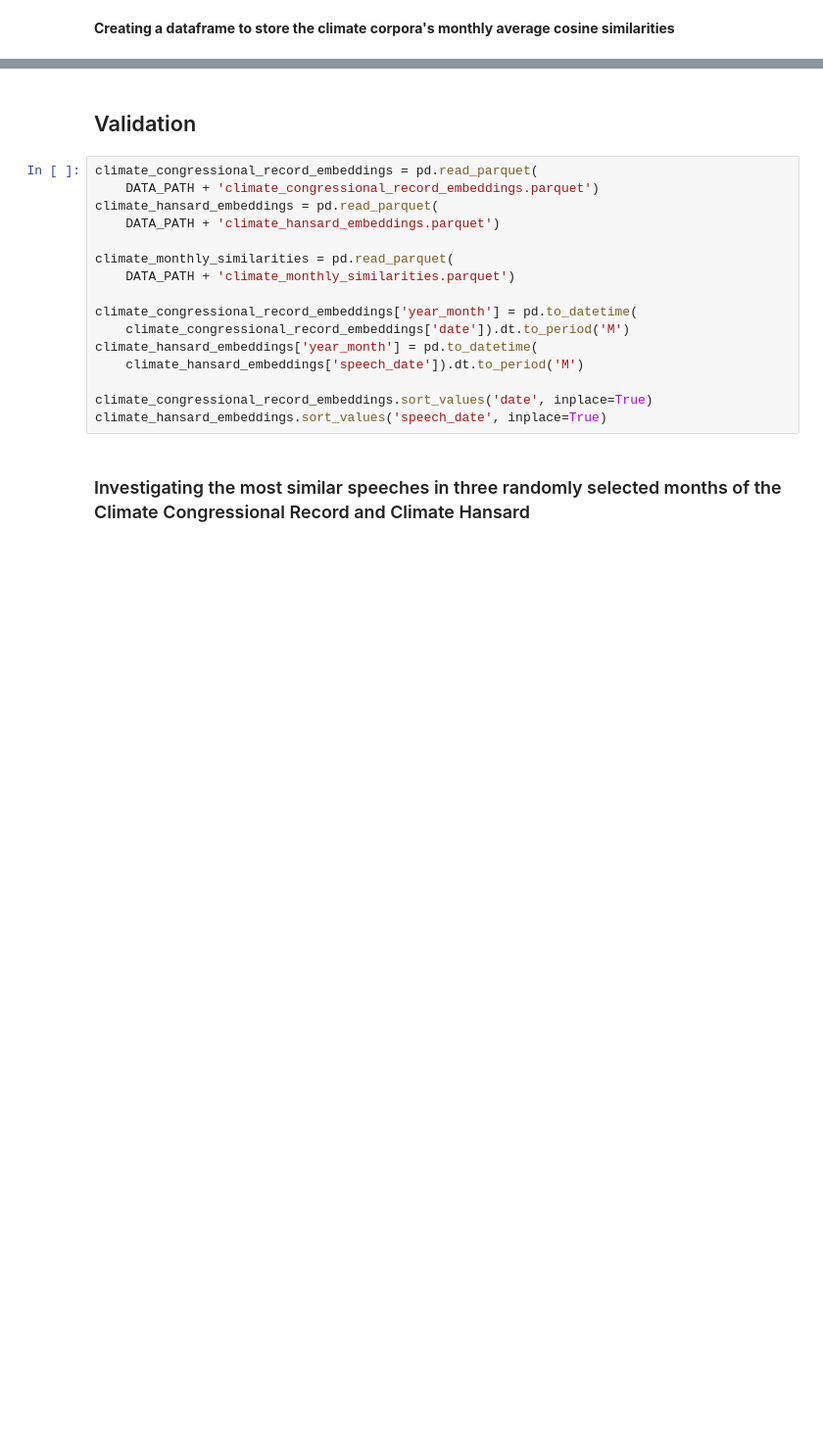
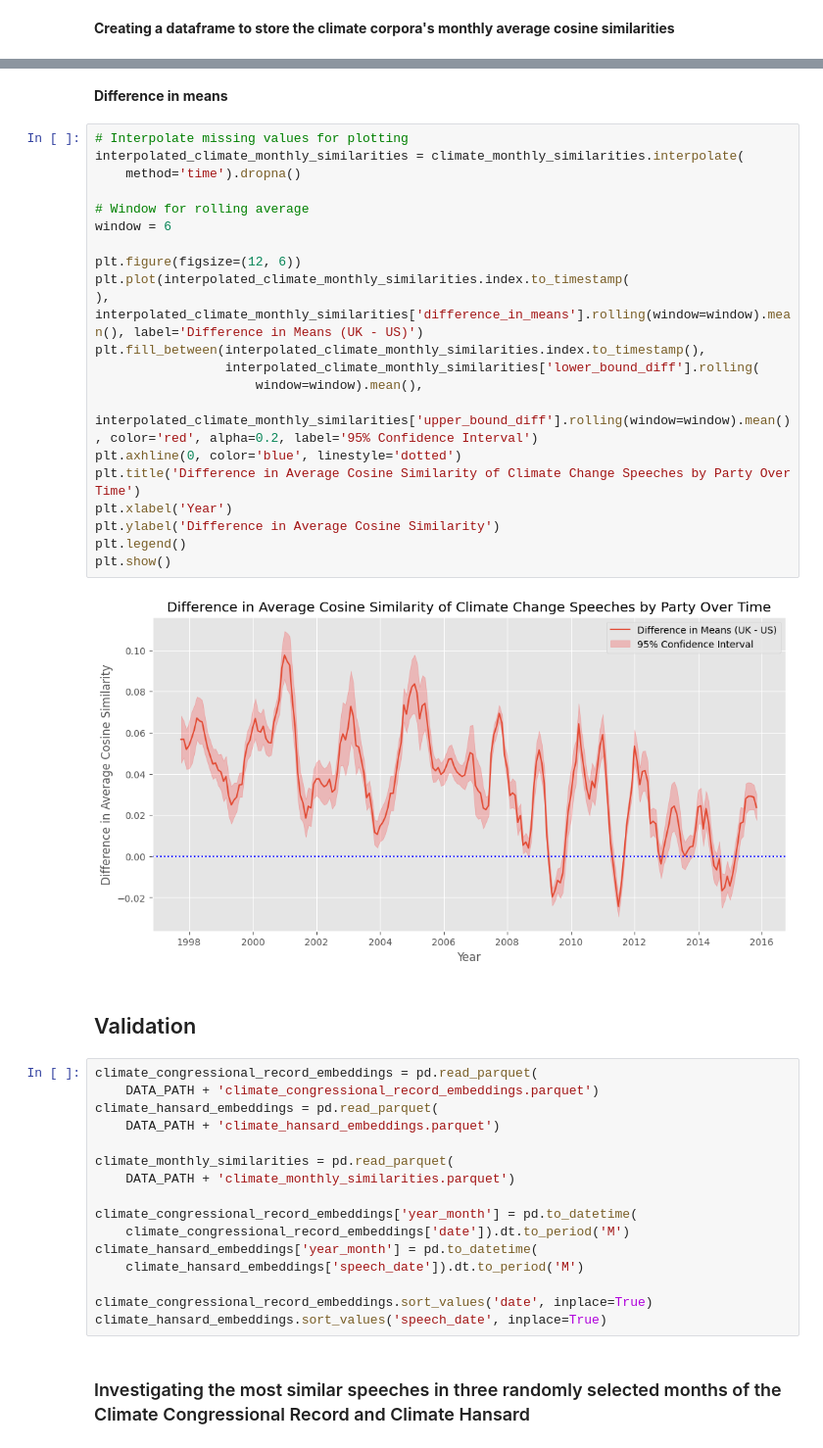
Before and after one commit to felixwallis/pir-dissertation, a Jupyter notebook: source/analysis/word_embeddings_analysis.ipynb, the cells around one changed output, grey strips where cells are left out. Shown at 98% size. Cells and saved outputs as stored; diff of their text form; blank space fills up the shorter version.

```diff
--- a/source/analysis/word_embeddings_analysis.ipynb
+++ b/source/analysis/word_embeddings_analysis.ipynb
@@ -455,3 +473,28 @@ plt.legend()
+# %% [markdown]
+**Difference in means**
+# %%
+# Interpolate missing values for plotting
+interpolated_climate_monthly_similarities = climate_monthly_similarities.interpolate(
+    method='time').dropna()
+
+# Window for rolling average
+window = 6
+
+plt.figure(figsize=(12, 6))
+plt.plot(interpolated_climate_monthly_similarities.index.to_timestamp(
+), interpolated_climate_monthly_similarities['difference_in_means'].rolling(window=window).mean(), label='Difference in Means (UK - US)')
+plt.fill_between(interpolated_climate_monthly_similarities.index.to_timestamp(),
+                 interpolated_climate_monthly_similarities['lower_bound_diff'].rolling(
+                     window=window).mean(),
+                 interpolated_climate_monthly_similarities['upper_bound_diff'].rolling(window=window).mean(), color='red', alpha=0.2, label='95% Confidence Interval')
+plt.axhline(0, color='blue', linestyle='dotted')
+plt.title('Difference in Average Cosine Similarity of Climate Change Speeches by Party Over Time')
+plt.xlabel('Year')
+plt.ylabel('Difference in Average Cosine Similarity')
+plt.legend()
+plt.show()
+# %% [output]
+[figure, added]
 # %% [markdown]
 ## Validation
 # %%
```
Also changed, not shown: parts of 8 cells of this notebook.
